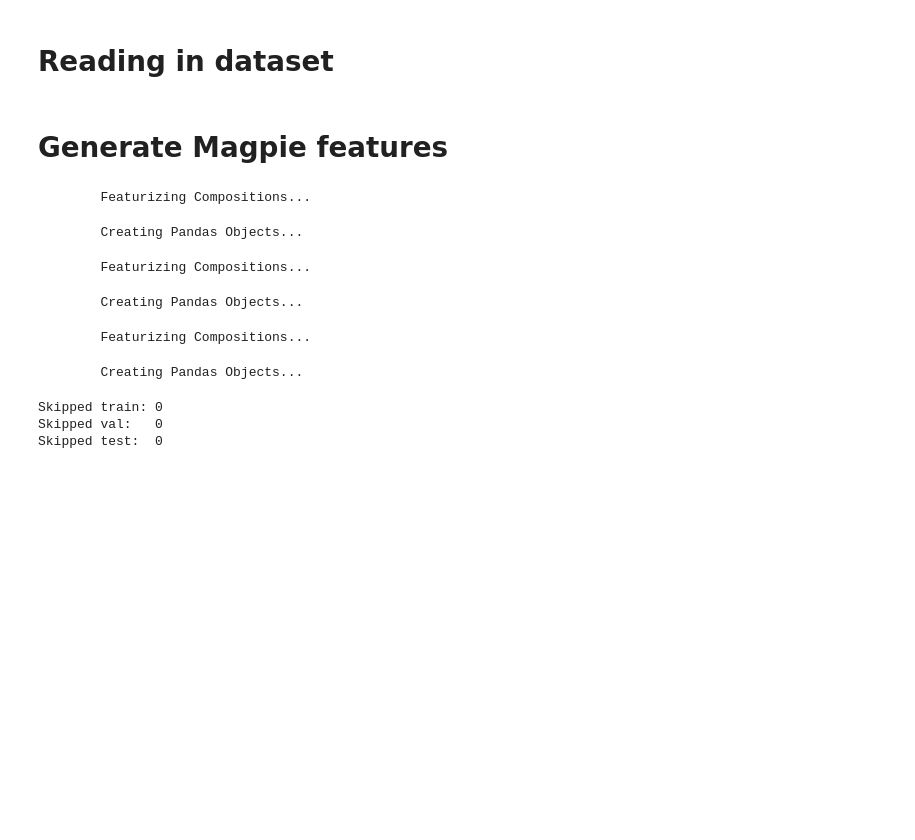
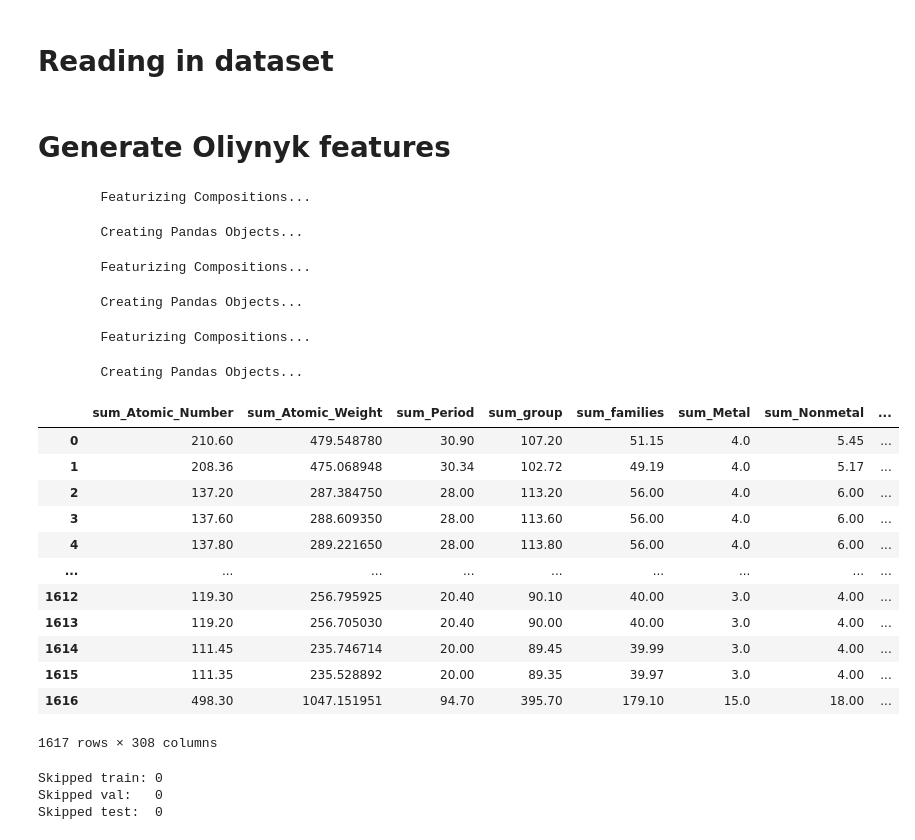
Before and after one commit to RedHorizonss/apprOXimate, a Jupyter notebook: notebooks/exp3c_oliynyk_runML.ipynb, the cells around one changed output. Saved outputs shown, nothing was run; the diff lists cells and outputs as text; code cells hidden in the pictures; blank space fills up the shorter version.

Commit message:
final run through oliynyk

```diff
--- a/notebooks/exp3c_oliynyk_runML.ipynb
+++ b/notebooks/exp3c_oliynyk_runML.ipynb
@@ -104,7 +104,7 @@ df_train_cbfv = df_train[['formula', 'target']].copy()
 df_val_cbfv   = df_val[['formula', 'target']].copy()
 df_test_cbfv  = df_test[['formula', 'target']].copy()
 # %% [markdown]
-# Generate Magpie features
+# Generate Oliynyk  features
 # %%
 X_train_unscaled, y_train, formulae_train, skipped_train = generate_features(
     df_train_cbfv, elem_prop='oliynyk', drop_duplicates=False, extend_features=True, sum_feat=True)
@@ -119,6 +119,22 @@ X_test_unscaled, y_test, formulae_test, skipped_test = generate_features(
         Creating Pandas Objects...
         Featurizing Compositions...
         Creating Pandas Objects...
+# %%
+X_train_unscaled
+# %% [output]
+|  | sum_Atomic_Number | sum_Atomic_Weight | sum_Period | sum_group | sum_families | sum_Metal | sum_Nonmetal | ... |
+| 0 | 210.60 | 479.548780 | 30.90 | 107.20 | 51.15 | 4.0 | 5.45 | ... |
+| 1 | 208.36 | 475.068948 | 30.34 | 102.72 | 49.19 | 4.0 | 5.17 | ... |
+| 2 | 137.20 | 287.384750 | 28.00 | 113.20 | 56.00 | 4.0 | 6.00 | ... |
+| 3 | 137.60 | 288.609350 | 28.00 | 113.60 | 56.00 | 4.0 | 6.00 | ... |
+| 4 | 137.80 | 289.221650 | 28.00 | 113.80 | 56.00 | 4.0 | 6.00 | ... |
+| ... | ... | ... | ... | ... | ... | ... | ... | ... |
+| 1612 | 119.30 | 256.795925 | 20.40 | 90.10 | 40.00 | 3.0 | 4.00 | ... |
+| 1613 | 119.20 | 256.705030 | 20.40 | 90.00 | 40.00 | 3.0 | 4.00 | ... |
+| 1614 | 111.45 | 235.746714 | 20.00 | 89.45 | 39.99 | 3.0 | 4.00 | ... |
+| 1615 | 111.35 | 235.528892 | 20.00 | 89.35 | 39.97 | 3.0 | 4.00 | ... |
+| 1616 | 498.30 | 1047.151951 | 94.70 | 395.70 | 179.10 | 15.0 | 18.00 | ... |
+1617 rows × 308 columns
 # %%
 print(f"Skipped train: {len(skipped_train)}")
 print(f"Skipped val:   {len(skipped_val)}")
```
Also changed, not shown: parts of 4 cells of this notebook, 1 other file.
